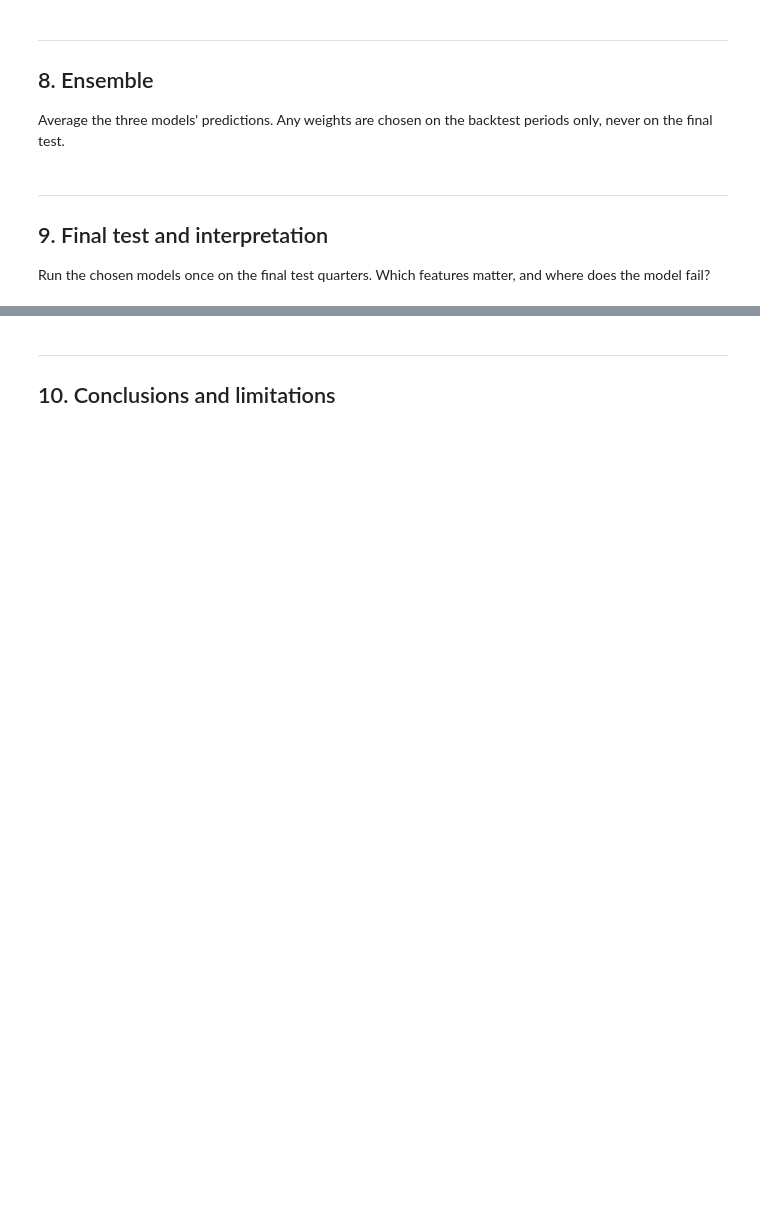
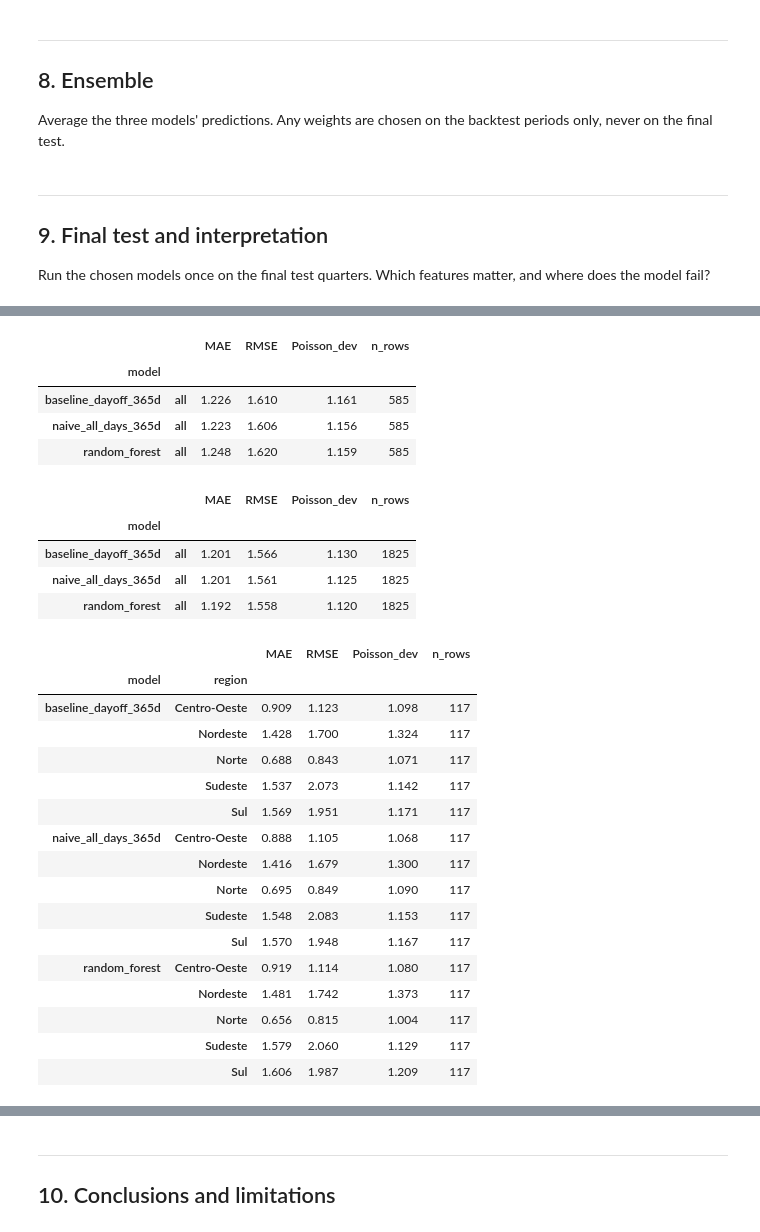
Before and after one commit to ivanya93/road_safety_machine_learning, a Jupyter notebook: notebooks/03_Modelling.ipynb, the cells around one changed output, grey strips where cells are left out. Saved outputs shown, nothing was run; the diff lists cells and outputs as text; code cells hidden in the pictures; blank space fills up the shorter version.

```diff
--- a/notebooks/03_Modelling.ipynb
+++ b/notebooks/03_Modelling.ipynb
@@ -681,0 +840,5 @@ Run the chosen models once on the final test quarters. Which features matter, an
+# %%
+# 9.1. Final test predictions: one entry per model, filled model by model (role="test" = the 4 quarters of 2025)
+TEST_PREDS = {}
+for name in ["baseline_dayoff_365d", "naive_all_days_365d"]:
+    TEST_PREDS[name] = backtest(lambda X_tr, y_tr, X_te, col=BASELINES[name]: X_te[col], [BASELINES[name]], role="test")
@@ -681,0 +851,37 @@ Run the chosen models once on the final test quarters. Which features matter, an
+# %%
+# 9.2. Random Forest on the 4 test quarters of 2025, with the settings fixed in section 6
+RF_FITS = []
+TEST_PREDS["random_forest"] = backtest(make_rf(*best_rf, n_estimators=500, target=RF_TARGET), FEATURES, role="test")
+rf_test = {k: TEST_PREDS[k] for k in ["baseline_dayoff_365d", "naive_all_days_365d", "random_forest"]}
+
+display(score_table(rf_test))                       # weekends and holidays (main score)
+display(score_table(rf_test, day_off_only=False))   # all days
+score_table(rf_test, by="region")
+# %% [output]
+|  |  | MAE | RMSE | Poisson_dev | n_rows |
+| model |  |  |  |  |  |
+| baseline_dayoff_365d | all | 1.226 | 1.610 | 1.161 | 585 |
+| naive_all_days_365d | all | 1.223 | 1.606 | 1.156 | 585 |
+| random_forest | all | 1.248 | 1.620 | 1.159 | 585 |
+|  |  | MAE | RMSE | Poisson_dev | n_rows |
+| model |  |  |  |  |  |
+| baseline_dayoff_365d | all | 1.201 | 1.566 | 1.130 | 1825 |
+| naive_all_days_365d | all | 1.201 | 1.561 | 1.125 | 1825 |
+| random_forest | all | 1.192 | 1.558 | 1.120 | 1825 |
+|  |  | MAE | RMSE | Poisson_dev | n_rows |
+| model | region |  |  |  |  |
+| baseline_dayoff_365d | Centro-Oeste | 0.909 | 1.123 | 1.098 | 117 |
+|  | Nordeste | 1.428 | 1.700 | 1.324 | 117 |
+|  | Norte | 0.688 | 0.843 | 1.071 | 117 |
+|  | Sudeste | 1.537 | 2.073 | 1.142 | 117 |
+|  | Sul | 1.569 | 1.951 | 1.171 | 117 |
+| naive_all_days_365d | Centro-Oeste | 0.888 | 1.105 | 1.068 | 117 |
+|  | Nordeste | 1.416 | 1.679 | 1.300 | 117 |
+|  | Norte | 0.695 | 0.849 | 1.090 | 117 |
+|  | Sudeste | 1.548 | 2.083 | 1.153 | 117 |
+|  | Sul | 1.570 | 1.948 | 1.167 | 117 |
+| random_forest | Centro-Oeste | 0.919 | 1.114 | 1.080 | 117 |
+|  | Nordeste | 1.481 | 1.742 | 1.373 | 117 |
+|  | Norte | 0.656 | 0.815 | 1.004 | 117 |
+|  | Sudeste | 1.579 | 2.060 | 1.129 | 117 |
+|  | Sul | 1.606 | 1.987 | 1.209 | 117 |
```
Also changed, not shown: parts of 15 cells of this notebook.
